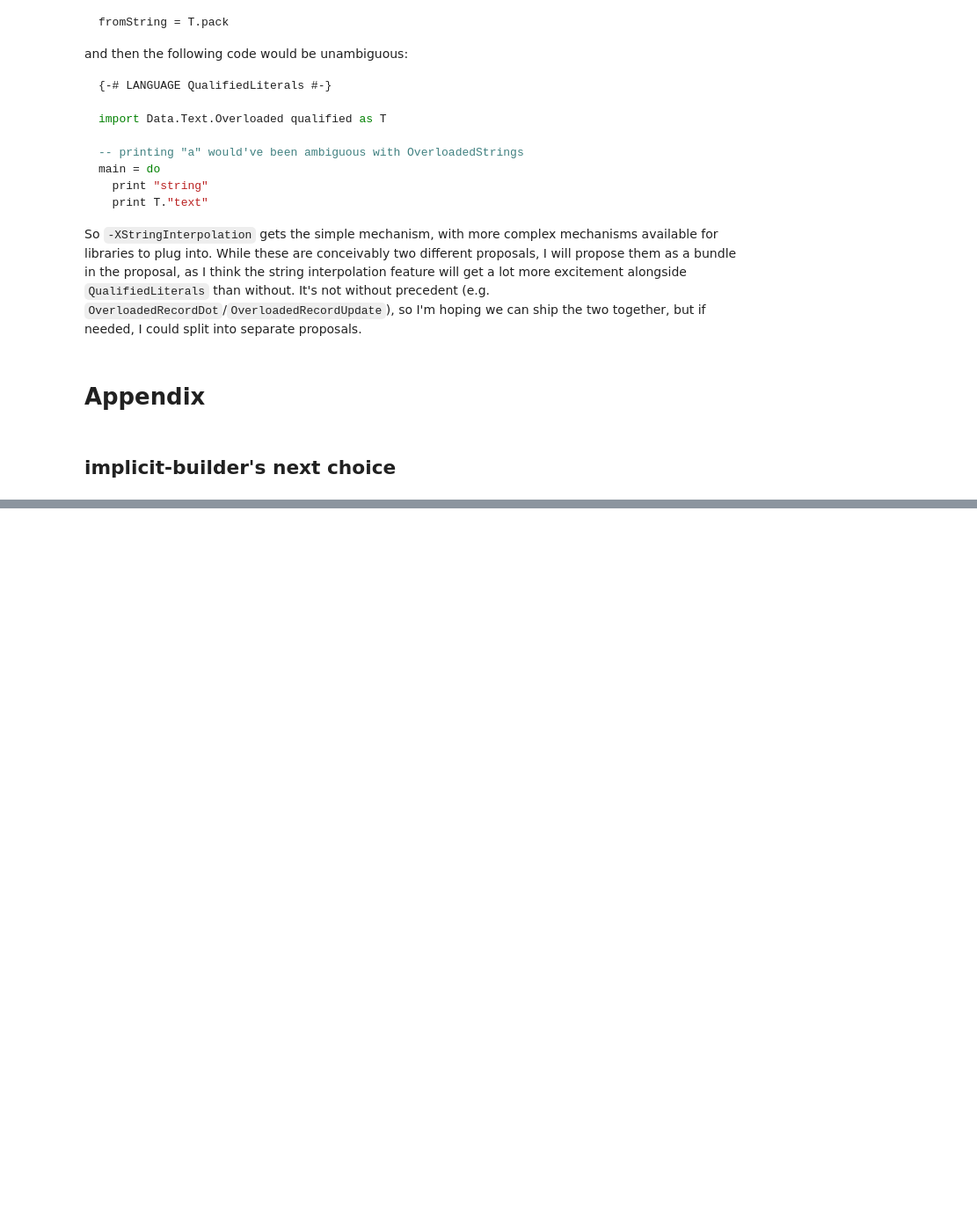
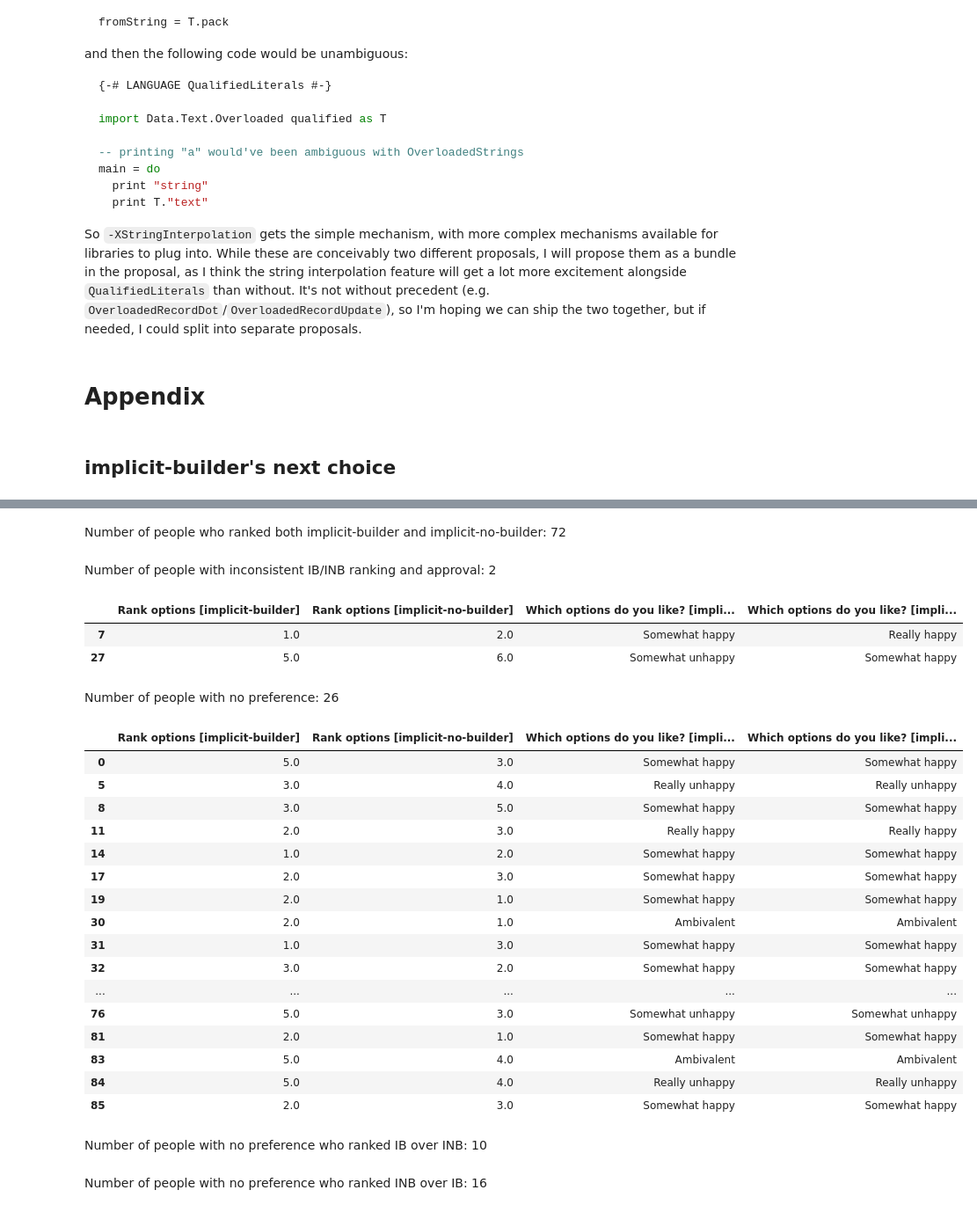
Before and after one commit to Jashweii/ghc-string-interpolation-prototypes, a Jupyter notebook: results/results.ipynb, the cells around one changed output, grey strips where cells are left out. Shown: that part at 88% size. Cells and saved outputs as stored; diff of their text form; code cells hidden in the pictures; blank space fills up the shorter version.

```diff
--- a/results/results.ipynb
+++ b/results/results.ipynb
@@ -326,0 +381,63 @@ Name: count, dtype: int64
+# %%
+ib_responses = responses[[
+    col for col in responses
+    if "implicit-no-builder" in col or "implicit-builder" in col
+]][
+    ~responses[rank_col("implicit-builder")].isna()
+    &
+    ~responses[rank_col("implicit-no-builder")].isna()
+    &
+    ~responses[approval_col("implicit-builder")].isna()
+    &
+    ~responses[approval_col("implicit-no-builder")].isna()
+]
+
+display(Markdown(f"Number of people who ranked both implicit-builder and implicit-no-builder: {len(ib_responses)}"))
+
+ib_rank = ib_responses[rank_col("implicit-builder")]
+inb_rank = ib_responses[rank_col("implicit-no-builder")]
+ib_approval = ib_responses[approval_col("implicit-builder")].replace(ENCODED_APPROVALS)
+inb_approval = ib_responses[approval_col("implicit-no-builder")].replace(ENCODED_APPROVALS)
+inconsistent_ib_responses = ib_responses[
+    (ib_approval != inb_approval)
+    & ((ib_rank < inb_rank) != (ib_approval >= inb_approval))
+]
+
+display(Markdown(f"Number of people with inconsistent IB/INB ranking and approval: {len(inconsistent_ib_responses)}"))
+display(inconsistent_ib_responses)
+
+no_ib_preference = ib_responses[ib_approval == inb_approval]
+display(Markdown(f"Number of people with no preference: {len(no_ib_preference)}"))
+display(no_ib_preference)
+display(Markdown(f"Number of people with no preference who ranked IB over INB: {
+    len(ib_responses[(ib_approval == inb_approval) & (ib_rank < inb_rank)])
+}"))
+display(Markdown(f"Number of people with no preference who ranked INB over IB: {
+    len(ib_responses[(ib_approval == inb_approval) & (inb_rank < ib_rank)])
+}"))
+# %% [output]
+Number of people who ranked both implicit-builder and implicit-no-builder: 72
+Number of people with inconsistent IB/INB ranking and approval: 2
+|  | Rank options [implicit-builder] | Rank options [implicit-no-builder] | Which options do you like? [impli... | Which options do you like? [impli... |
+| 7 | 1.0 | 2.0 | Somewhat happy | Really happy |
+| 27 | 5.0 | 6.0 | Somewhat unhappy | Somewhat happy |
+Number of people with no preference: 26
+|  | Rank options [implicit-builder] | Rank options [implicit-no-builder] | Which options do you like? [impli... | Which options do you like? [impli... |
+| 0 | 5.0 | 3.0 | Somewhat happy | Somewhat happy |
+| 5 | 3.0 | 4.0 | Really unhappy | Really unhappy |
+| 8 | 3.0 | 5.0 | Somewhat happy | Somewhat happy |
+| 11 | 2.0 | 3.0 | Really happy | Really happy |
+| 14 | 1.0 | 2.0 | Somewhat happy | Somewhat happy |
+| 17 | 2.0 | 3.0 | Somewhat happy | Somewhat happy |
+| 19 | 2.0 | 1.0 | Somewhat happy | Somewhat happy |
+| 30 | 2.0 | 1.0 | Ambivalent | Ambivalent |
+| 31 | 1.0 | 3.0 | Somewhat happy | Somewhat happy |
+| 32 | 3.0 | 2.0 | Somewhat happy | Somewhat happy |
+| ... | ... | ... | ... | ... |
+| 76 | 5.0 | 3.0 | Somewhat unhappy | Somewhat unhappy |
+| 81 | 2.0 | 1.0 | Somewhat happy | Somewhat happy |
+| 83 | 5.0 | 4.0 | Ambivalent | Ambivalent |
+| 84 | 5.0 | 4.0 | Really unhappy | Really unhappy |
+| 85 | 2.0 | 3.0 | Somewhat happy | Somewhat happy |
+Number of people with no preference who ranked IB over INB: 10
+Number of people with no preference who ranked INB over IB: 16
```
Also changed, not shown: parts of 5 cells of this notebook.
